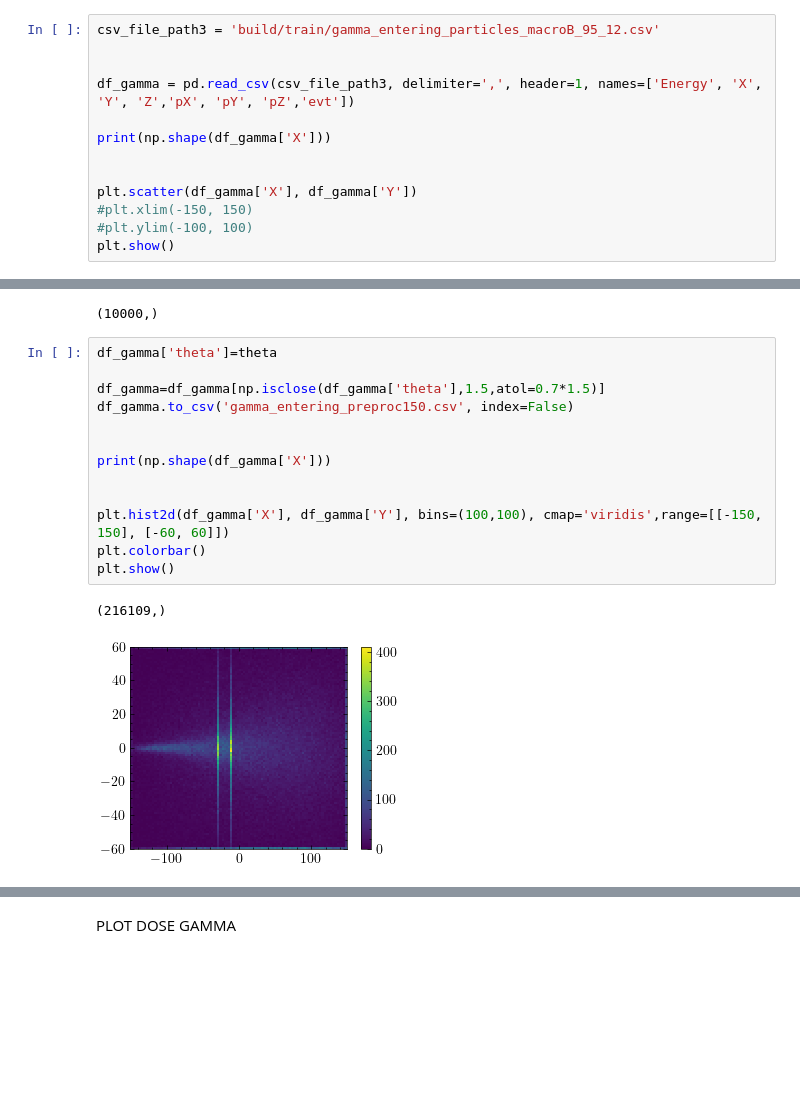
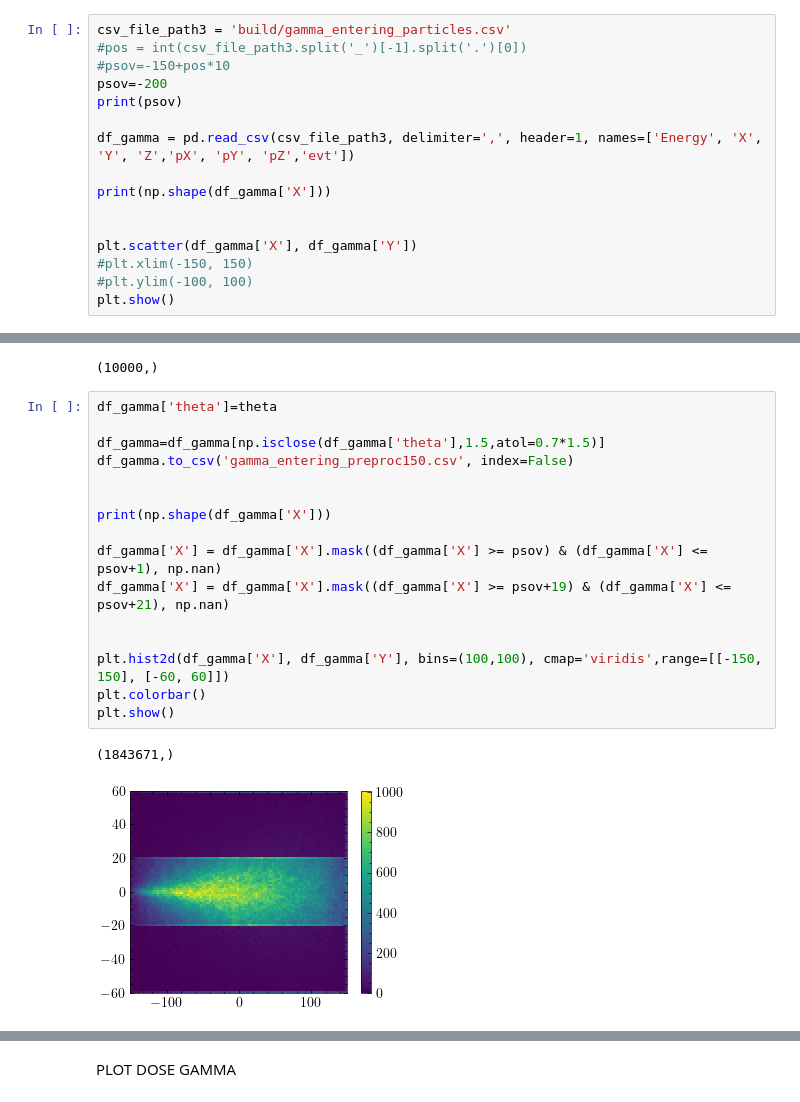
Before and after one commit to francescouni0/Online-Monitoring, a Jupyter notebook: Brem.ipynb, the cells around one changed output, grey strips where cells are left out. Cells and saved outputs as stored; diff of their text form; blank space fills up the shorter version.

```diff
--- a/Brem.ipynb
+++ b/Brem.ipynb
@@ -73,8 +73,11 @@ plt.show()
 # %% [markdown]
 Demonstration
 # %%
-csv_file_path3 = 'build/train/gamma_entering_particles_macroB_95_12.csv'
-
+csv_file_path3 = 'build/gamma_entering_particles.csv'
+#pos = int(csv_file_path3.split('_')[-1].split('.')[0])
+#psov=-150+pos*10
+psov=-200
+print(psov)
 
 df_gamma = pd.read_csv(csv_file_path3, delimiter=',', header=1, names=['Energy', 'X', 'Y', 'Z','pX', 'pY', 'pZ','evt'])
 
@@ -123,17 +129,20 @@ print(np.shape(df_gamma['evt'].unique()))
 # %%
 df_gamma['theta']=theta
 
 df_gamma=df_gamma[np.isclose(df_gamma['theta'],1.5,atol=0.7*1.5)]
 df_gamma.to_csv('gamma_entering_preproc150.csv', index=False)
 
 
 print(np.shape(df_gamma['X']))
 
+df_gamma['X'] = df_gamma['X'].mask((df_gamma['X'] >= psov) & (df_gamma['X'] <= psov+1), np.nan)
+df_gamma['X'] = df_gamma['X'].mask((df_gamma['X'] >= psov+19) & (df_gamma['X'] <= psov+21), np.nan)
+
 
 plt.hist2d(df_gamma['X'], df_gamma['Y'], bins=(100,100), cmap='viridis',range=[[-150, 150], [-60, 60]])
 plt.colorbar()
 plt.show()
 # %% [output]
-(216109,)
+(1843671,)
-[figure, old version]
+[figure, new version]
 # %%
```
Also changed, not shown: parts of 14 cells of this notebook, 1 other file.
